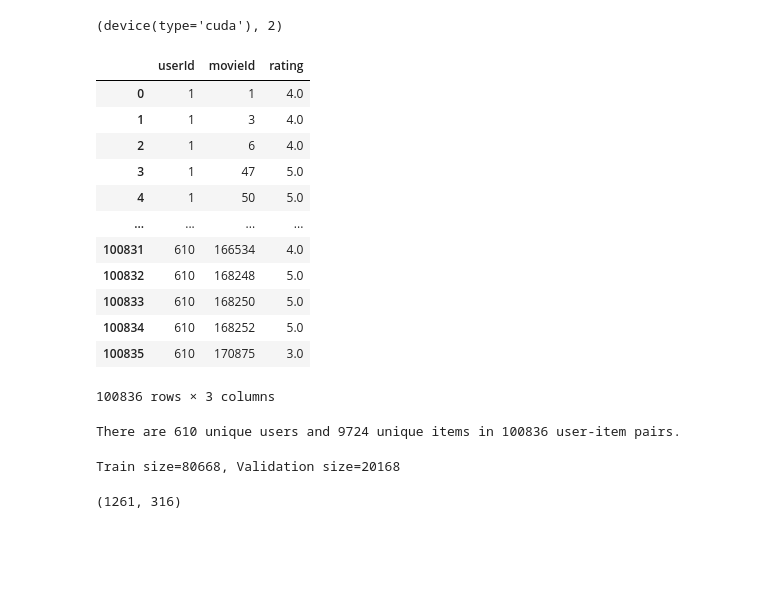
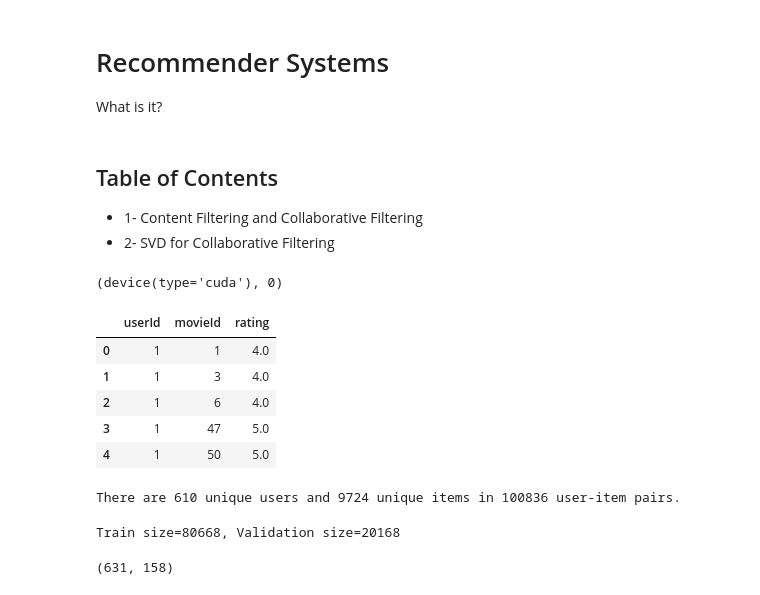
Before and after one commit to fraxea/Linear-Algebra-FALL2024-Assignment-2, a Jupyter notebook: Recommendation Systems/draft.ipynb, the cells around one changed output. Cells and saved outputs as stored; diff of their text form; code cells hidden in the pictures; blank space fills up the shorter version.

Commit message:
updata recommender system

```diff
--- a/Recommendation Systems/draft.ipynb
+++ b/Recommendation Systems/draft.ipynb
@@ -1,3 +1,12 @@
+# %% [markdown]
+# Recommender Systems
+
+What is it?
+# %% [markdown]
+## Table of Contents
+
+- 1- Content Filtering and Collaborative Filtering
+- 2- SVD for Collaborative Filtering
 # %%
 import torch
 import torch.nn as nn
@@ -10,29 +24,39 @@ from tqdm import tqdm
 # %%
+H = {
+    'debug': False,
+    'n_factors': 256,
+    'n_epochs': 7,
+    'lr_all': 0.005,
+    'weight_decay': 0.02,
+    'batch_size': 128,
+}
+
+if H['debug']:
+    H['n_factors'] = 20
+    H['n_epochs'] = 5
+    H['batch_size'] = 2
+
 root = '.'
 # root = 'ml-latest-small'
+num_workers = 0
 
-num_workers = 2
+split_seed = 42
 device = torch.device('cuda' if torch.cuda.is_available() else 'cpu')
 device, num_workers
 # %% [output]
-(device(type='cuda'), 2)
+(device(type='cuda'), 0)
 # %%
 df = pd.read_csv(f'{root}/ratings.csv').drop('timestamp', axis=1)
-df
+if H['debug']:
+    df = df[df['userId'].isin(range(10))]
+df.head()
 # %% [output]
 |  | userId | movieId | rating |
 | 0 | 1 | 1 | 4.0 |
 | 1 | 1 | 3 | 4.0 |
 | 2 | 1 | 6 | 4.0 |
 | 3 | 1 | 47 | 5.0 |
 | 4 | 1 | 50 | 5.0 |
-| ... | ... | ... | ... |
-| 100831 | 610 | 166534 | 4.0 |
-| 100832 | 610 | 168248 | 5.0 |
-| 100833 | 610 | 168250 | 5.0 |
-| 100834 | 610 | 168252 | 5.0 |
-| 100835 | 610 | 170875 | 3.0 |
-100836 rows × 3 columns
 # %%
 user_ids = df['userId'].unique()
 item_ids = df['movieId'].unique()
@@ -52,6 +76,9 @@ class UIDataset(Dataset):
         self.users = torch.tensor(df['userId'].values, dtype=torch.long)
         self.items = torch.tensor(df['movieId'].values, dtype=torch.long)
         self.ratings = torch.tensor(df['rating'].values, dtype=torch.float)
+        self.ratings /= 5
+        self.mu = self.ratings.mean()
+        self.ratings = self.ratings - self.mu
         self.df = df.reset_index(drop=True)
 
     def __len__(self):
@@ -61,21 +88,25 @@ class UIDataset(Dataset):
         return self.users[idx], self.items[idx], self.ratings[idx]
 
     def watched_items(self, user_id):
+        """
+        Returns rating, item_id for watched items by user_id
+        """
         watched = self.df[self.df['userId'] == user_id]
-        return watched['movieId']
+        return watched['rating'], watched['movieId'].values
 
-df_train, df_val = train_test_split(df, test_size=0.2)
+    def denormalize_rating(self, rating):
+        return 5 * (rating.cpu() + self.mu)
+
+df_train, df_val = train_test_split(df, test_size=0.2, random_state=split_seed)
 
 train_set = UIDataset(df_train)
 val_set = UIDataset(df_val)
 
+train_loader = DataLoader(train_set, batch_size=H['batch_size'], shuffle=True, num_workers=num_workers)
+val_loader = DataLoader(val_set, batch_size=H['batch_size'], shuffle=False, num_workers=num_workers)
+
 print(f'Train size={len(train_set)}, Validation size={len(val_set)}')
+len(train_loader), len(val_loader)
 # %% [output]
 Train size=80668, Validation size=20168
+(631, 158)
-# %%
-train_loader = DataLoader(train_set, batch_size=64, shuffle=True, num_workers=num_workers)
-val_loader = DataLoader(val_set, batch_size=64, shuffle=False, num_workers=num_workers)
-
-len(train_loader), len(val_loader)
-# %% [output]
-(1261, 316)
```
Also changed, not shown: parts of 11 cells of this notebook, 3 other files.
